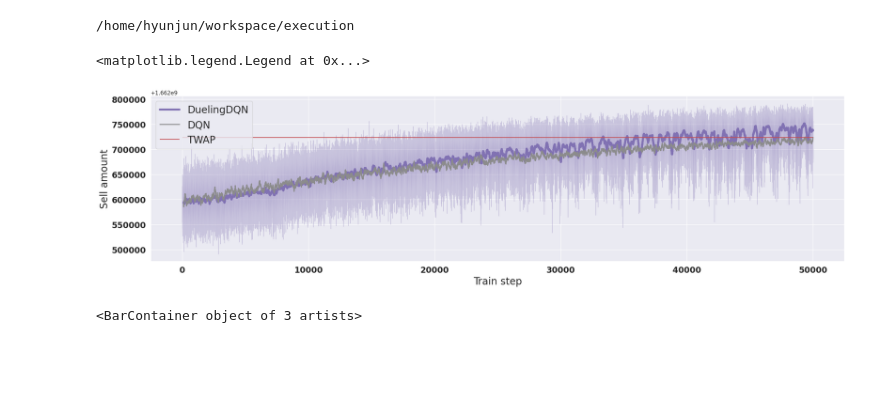
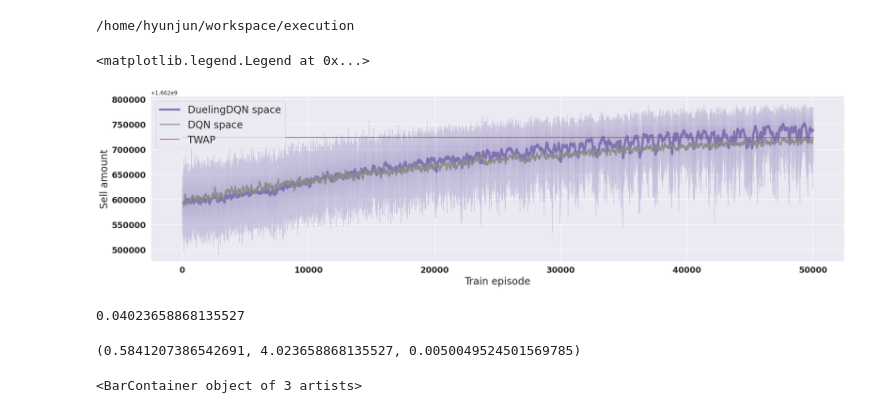
Before and after one commit to Yang-Hyun-Jun/Implementation-RLexecution, a Jupyter notebook: notebooks/experiment.ipynb, the cells around one changed output. Saved outputs shown, nothing was run; the diff lists cells and outputs as text; code cells hidden in the pictures; blank space fills up the shorter version.

```diff
--- a/notebooks/experiment.ipynb
+++ b/notebooks/experiment.ipynb
@@ -29,30 +30,30 @@ sell_moneys_dqn = data2(1)['sell_money'].rolling(100).mean().values.reshape(-1,1
 # %%
 linewidth = 4.0
 beta = 0.5
 
 sns.set(style='darkgrid')
 plt.figure(figsize=(25, 6))
 plt.rc('legend', fontsize=20)
 
-plt.xlabel('Train step', fontsize=20)
+plt.xlabel('Train episode', fontsize=20)
 plt.ylabel('Sell amount',fontsize=20)
 
 plt.xticks(weight='bold', fontsize=16.5)
 plt.yticks(weight='bold', fontsize=16.5)
 
-plt.plot(sell_moneys_ma_mean, color="C4", linewidth=linewidth, label='DuelingDQN')
-plt.plot(sell_moneys_dqn, color="C7", linewidth=2.0, label='DQN')
+plt.plot(sell_moneys_ma_mean, color="C4", linewidth=linewidth, label='DuelingDQN space')
+plt.plot(sell_moneys_dqn, color="C7", linewidth=2.0, label='DQN space')
 
 plt.fill_between(x=np.arange(sell_moneys_ma_mean.shape[0]),
                 y1=sell_moneys_mean + beta*sell_moneys_std,
                 y2=sell_moneys_mean - beta*sell_moneys_std,
                 alpha=0.3, color="C4")
 
 plt.hlines(y=1662723694.4188201, color='C3', xmin=0, xmax=50000, label='TWAP')
 plt.legend()
 # %% [output]
 <matplotlib.legend.Legend at 0x...>
-[figure, old version]
+[figure, new version]
 # %%
 bm = [1706471622.6867244,
       1716303588.9404185,
@@ -61,6 +62,14 @@ bm = [1706471622.6867244,
 rl = [1716439477.3340876,
       1785361790.500948,
       1785361790.500948]
+# %%
+(rl[1] - bm[1]) / bm[1]
+# %% [output]
+0.04023658868135527
+# %%
+100*((rl[0] - bm[0]) / bm[0]), 100*((rl[1] - bm[1]) / bm[1]), 100*((rl[2] - bm[2]) / bm[2])
+# %% [output]
+(0.5841207386542691, 4.023658868135527, 0.0050049524501569785)
 # %%
 w = 0.5
 
```
Also changed, not shown: parts of 1 cell of this notebook, 7 other files.
